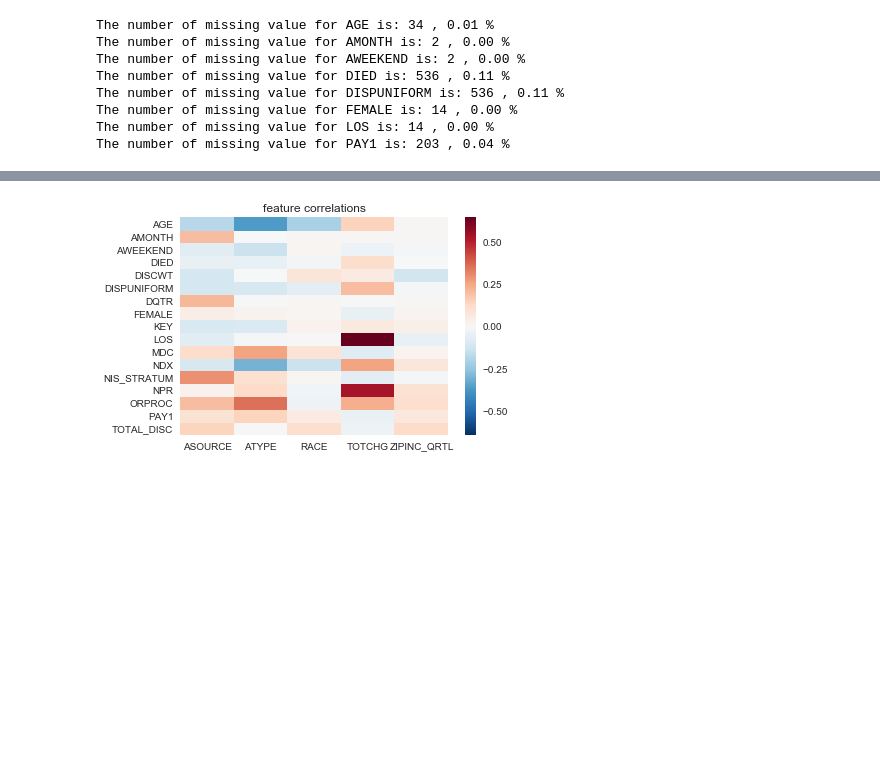
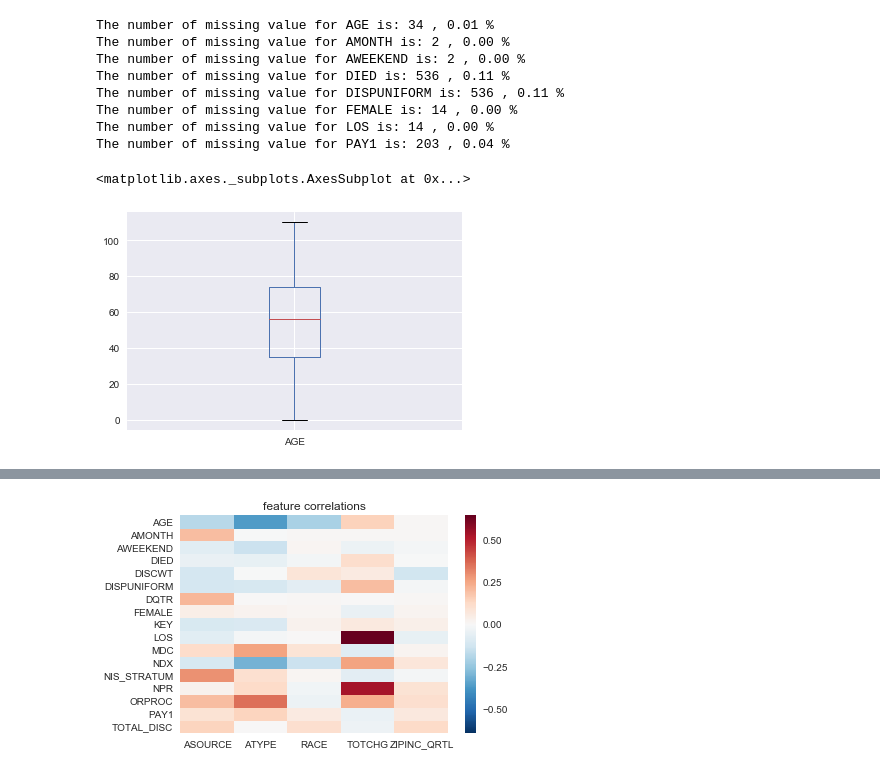
Before and after one commit to ShuyuanZhao/ML_Health_Care_Data_Imputation, a Jupyter notebook: ML-Project_EDA.ipynb, the cells around one changed output, grey strips where cells are left out. Drawn from its saved outputs; the diff is of its cells as text; code cells hidden in the pictures; blank space fills up the shorter version.

```diff
--- a/ML-Project_EDA.ipynb
+++ b/ML-Project_EDA.ipynb
@@ -178,3 +170,8 @@ The number of missing value for DISPUNIFORM is: 536 , 0.11 %
 The number of missing value for FEMALE is: 14 , 0.00 %
 The number of missing value for LOS is: 14 , 0.00 %
 The number of missing value for PAY1 is: 203 , 0.04 %
+# %%
+df.loc[:,['AGE']].plot.box()
+# %% [output]
+<matplotlib.axes._subplots.AxesSubplot at 0x...>
+[figure, added]
```
Also changed, not shown: parts of 13 cells of this notebook, 1 other file.
